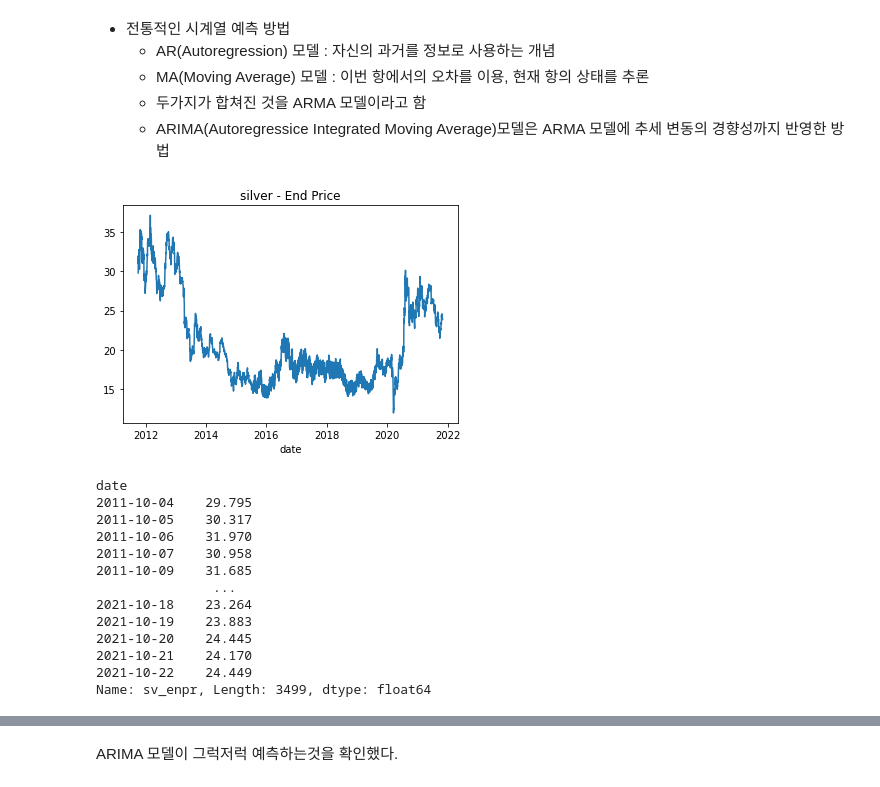
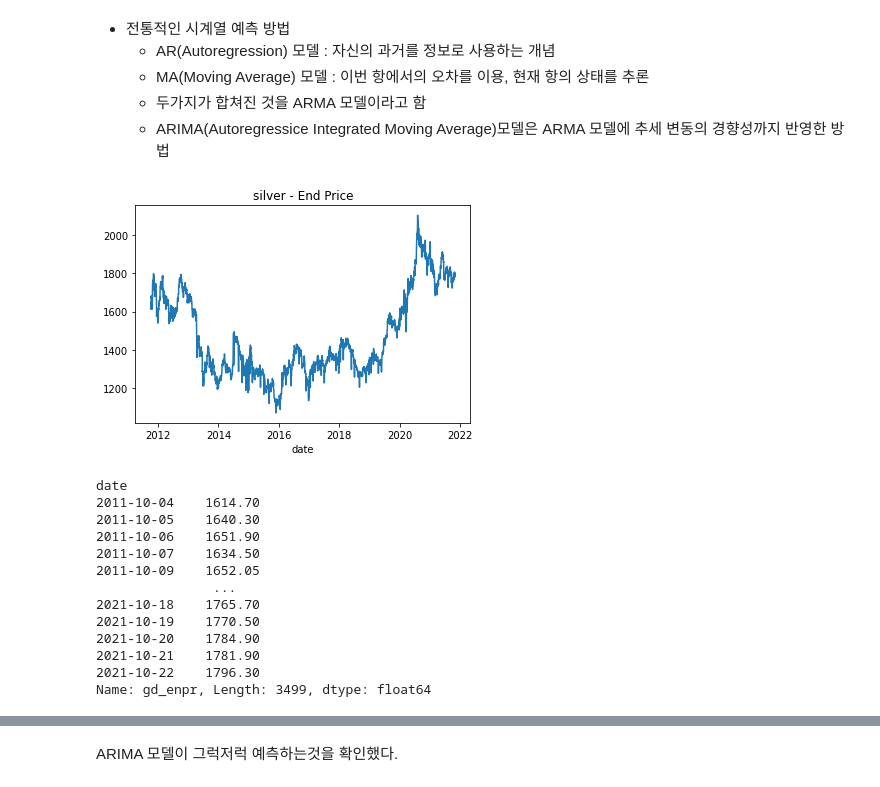
Before and after one commit to sumu97/Data-Science-Cheat-Code, a Jupyter notebook: Kospi_Market_Analysis_sumu97.ipynb, the cells around one changed output, grey strips where cells are left out. Cells and saved outputs as stored; diff of their text form; code cells hidden in the pictures.

```diff
--- a/Kospi_Market_Analysis_sumu97.ipynb
+++ b/Kospi_Market_Analysis_sumu97.ipynb
@@ -159,30 +164,30 @@ dtype: bool
     - ARIMA(Autoregressice Integrated Moving Average)모델은 ARMA 모델에 추세 변동의 경향성까지 반영한 방법
 # %%
 import matplotlib.pyplot as plt
-df_enpr.plot()
+df.gd_enpr.plot()
 plt.title('silver - End Price')
 plt.show()
 # %% [output]
-[figure, old version]
+[figure, new version]
 # %%
 step = 10 # 테스트 데이터 분리 할 일자 수
-test_df = df_enpr.drop(df_enpr.index[-1 * step :-1])
+test_df = df.gd_enpr.drop(df.gd_enpr.index[-1 * step :-1])
 test_df = test_df.drop(test_df.index[-1])
 test_df
 # %% [output]
 date
-2011-10-04    29.795
-2011-10-05    30.317
-2011-10-06    31.970
-2011-10-07    30.958
-2011-10-09    31.685
+2011-10-04    1614.70
+2011-10-05    1640.30
+2011-10-06    1651.90
+2011-10-07    1634.50
+2011-10-09    1652.05
                ...
-2021-10-18    23.264
-2021-10-19    23.883
-2021-10-20    24.445
-2021-10-21    24.170
-2021-10-22    24.449
-Name: sv_enpr, Length: 3499, dtype: float64
+2021-10-18    1765.70
+2021-10-19    1770.50
+2021-10-20    1784.90
+2021-10-21    1781.90
+2021-10-22    1796.30
+Name: gd_enpr, Length: 3499, dtype: float64
 # %%
 import matplotlib.pyplot as plt
 test_df.plot()
```
Also changed, not shown: parts of 47 cells of this notebook.
